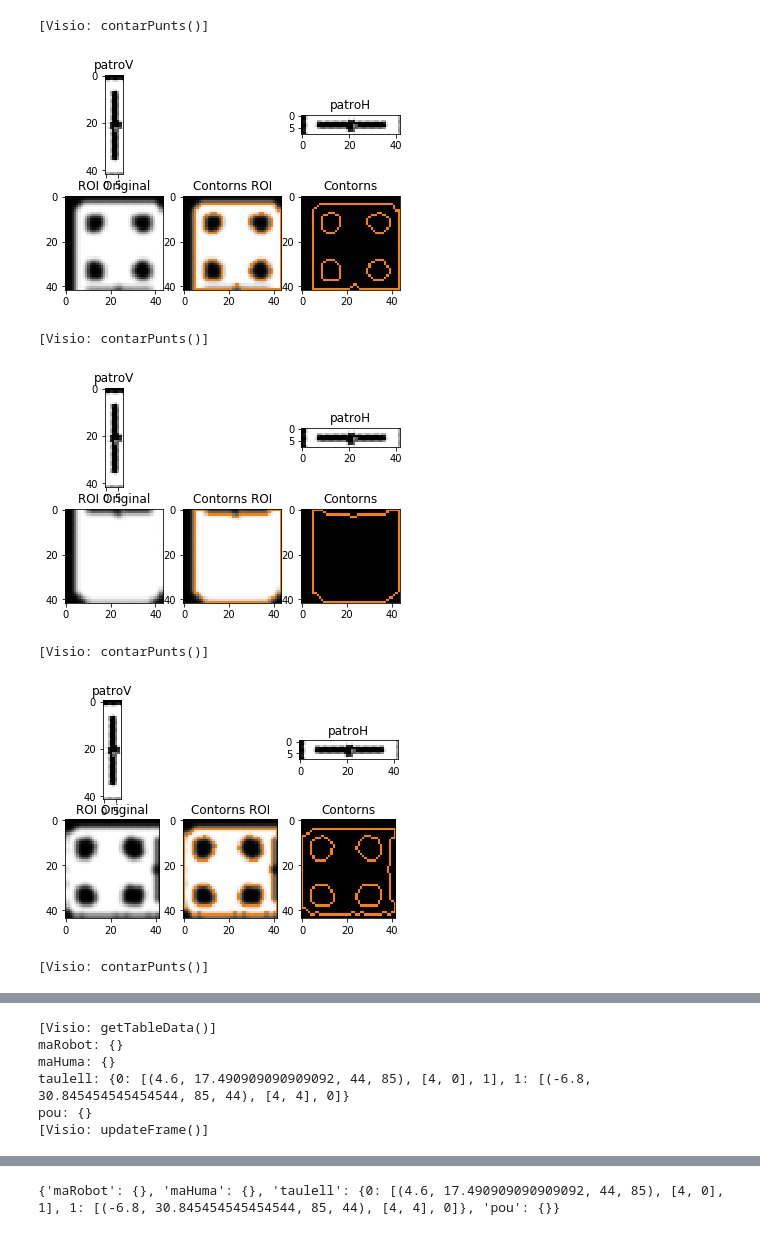
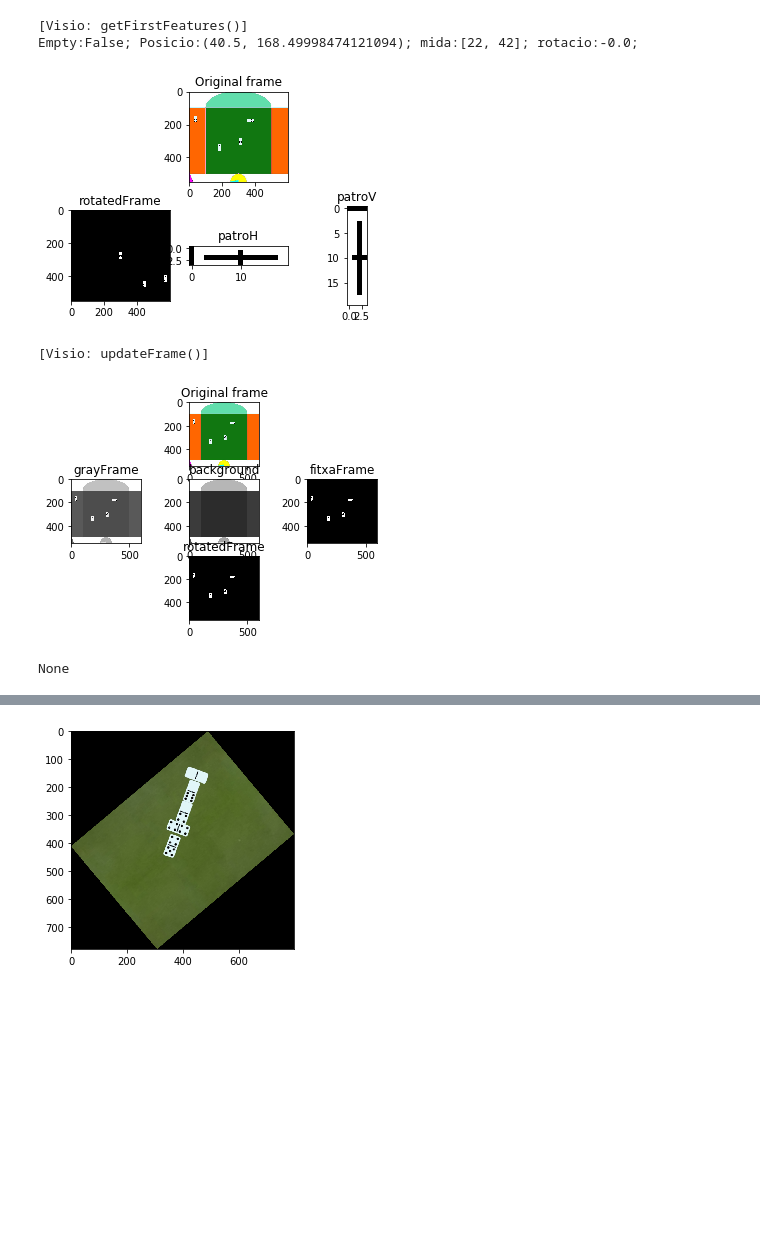
Before and after one commit to XCoret/R2-MINO, a Jupyter notebook: code/modulVisio.ipynb, the cells around one changed output, grey strips where cells are left out. Drawn from its saved outputs; the diff is of its cells as text; code cells hidden in the pictures; blank space fills up the shorter version.

```diff
--- a/code/modulVisio.ipynb
+++ b/code/modulVisio.ipynb
@@ -225,7 +225,7 @@ class ModulVisio():
         return zona
     ###############################################################################################
 
-    def getTableData(self):
+    def getTableData2(self):
         arrayPatrons = [self.patroH, self.patroV]
         zonaMatch = int(min(self.patroV.shape))
         self.estatPartida = {'maRobot':{},'maHuma':{},'taulell':{},'pou':{}}
@@ -305,46 +305,36 @@ class ModulVisio():
             print('[Visio: getTableData()]')
             for d in self.estatPartida:
                 print('{}: {}'.format(d,self.estatPartida[d]))
 
     ###############################################################################################
     def rotate_point(self,pt):
         angle = (self.rotacioDefecte*math.pi)/180
         ox = self.rotatedFrame.shape[1]/2
         oy = self.rotatedFrame.shape[0]/2
         px, py = pt
         x = ox + math.cos(angle) * (px - ox) - math.sin(angle) * (py - oy)
         y = oy + math.sin(angle) * (px - ox) + math.cos(angle) * (py - oy)
         x = int(x-((self.rotatedFrame.shape[1]-self.grayFrame.shape[1])/2))
         y = int(y-((self.rotatedFrame.shape[0]-self.grayFrame.shape[0])/2))
         return (x,y)
     ###############################################################################################
     def robot_coords(self,pt):
         # TODO
         # midaTaulell
         max_x=self.midaTaulell[0]
         max_y=self.midaTaulell[1]
         pt0 = pt[0]-self.grayFrame.shape[1]/2
         pt1 = (pt[1]-self.grayFrame.shape[0])
 
         x = ((pt0*max_x)/self.grayFrame.shape[1])
         y = -((pt1*max_y)/self.grayFrame.shape[0])
         return(x,y)
 
     ###############################################################################################
-if __name__ == '__main__':
-    frame = cv.imread('cropFrame.jpg')
-    v = ModulVisio(True)
-    v.updateFrame(frame, False)
-    frame = cv.imread('cropFrame2.jpg')
-    v.updateFrame(frame,False)
-    frame = cv.imread('cropFrame3.jpg')
-    v.updateFrame(frame,True)
-    print(v.estatPartida)
 # %% [output]
-[Visio: contarPunts()]
+[Visio: getFirstFeatures()]
+Empty:False; Posicio:(40.5, 168.49998474121094); mida:[22, 42]; rotacio:-0.0;
-[figure, old version]
+[figure, new version]
-[Visio: contarPunts()]
+[Visio: updateFrame()]
-[figure, old version]
+[figure, new version]
-[Visio: contarPunts()]
+None
-[figure, removed]
-[Visio: contarPunts()]
@@ -352,6 +340,0 @@ if __name__ == '__main__':
-[Visio: getTableData()]
-maRobot: {}
-maHuma: {}
-taulell: {0: [(4.6, 17.490909090909092, 44, 85), [4, 0], 1], 1: [(-6.8, 30.845454545454544, 85, 44), [4, 4], 0]}
-pou: {}
-[Visio: updateFrame()]
@@ -359 +341,25 @@ pou: {}
-{'maRobot': {}, 'maHuma': {}, 'taulell': {0: [(4.6, 17.490909090909092, 44, 85), [4, 0], 1], 1: [(-6.8, 30.845454545454544, 85, 44), [4, 4], 0]}, 'pou': {}}
+# %%
+import numpy as np
+import math
+import cv2 as cv
+from matplotlib import pyplot as plt
+
+if __name__ == '__main__':
+    frame = cv.imread('src/jugada/00.jpg')
+    v = ModulVisio(False)
+    v.updateFrame(frame, False)
+    frame = cv.imread('src/jugada/01.jpg')
+    v.updateFrame(frame,False)
+    frame = cv.imread('src/jugada/03.jpg')
+    v.updateFrame(frame,False)
+
+    arrayPatrons = []
+    for i in range(0,360,10):
+        temp = v.rotate_frame(v.patroV,i)
+        arrayPatrons.append([temp,i])
+
+    frame = v.rotate_frame(frame,arrayPatrons[4][1])
+    plt.figure()
+    plt.imshow(frame,'gray')
+# %% [output]
+[figure, added]
```
Also changed, not shown: parts of 1 cell of this notebook, 10 other files.
